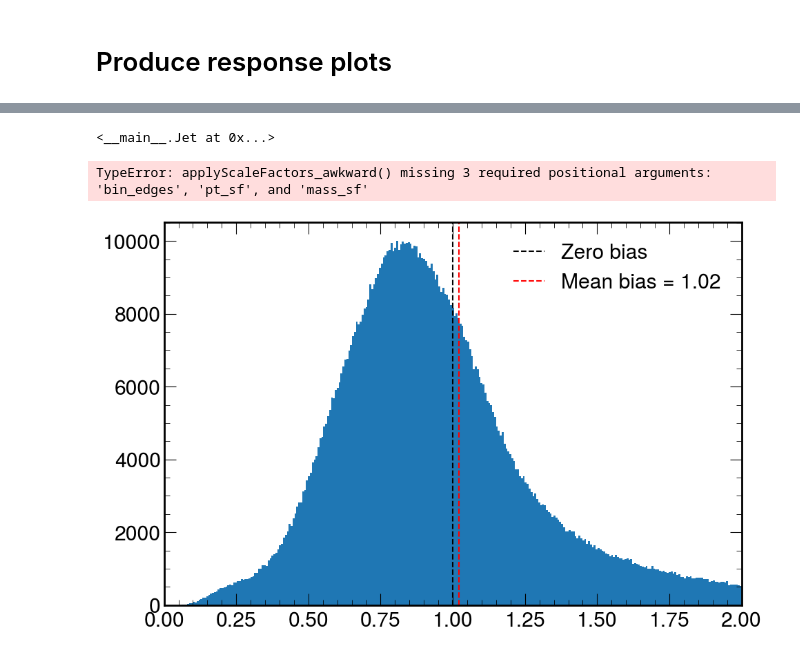
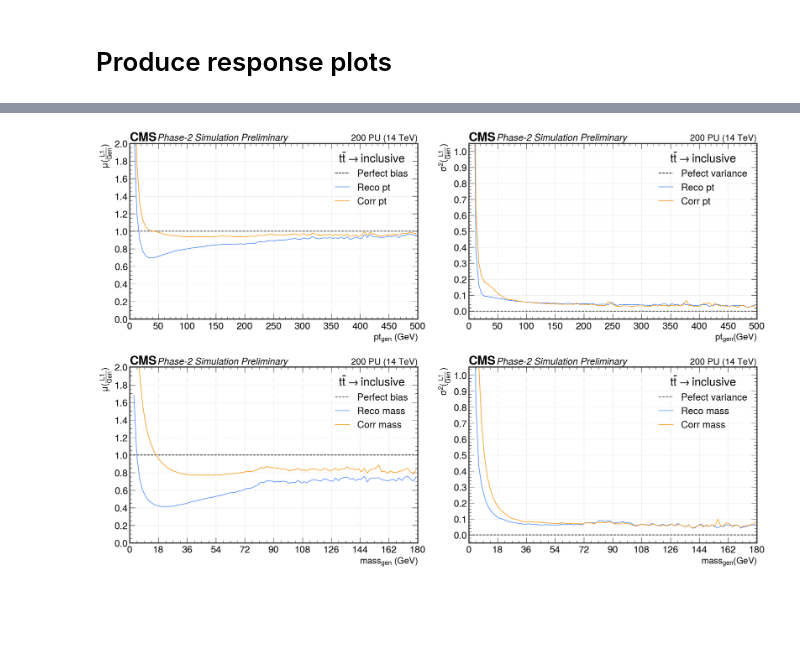
Before and after one commit to lrobertshaw/mass_corrections, a Jupyter notebook: corrections.ipynb, the cells around one changed output, grey strips where cells are left out. Cells and saved outputs as stored; diff of their text form; code cells hidden in the pictures; blank space fills up the shorter version.

```diff
--- a/corrections.ipynb
+++ b/corrections.ipynb
@@ -248,3 +240,5 @@ plotResp(ak.to_dataframe(arr))
 # %%
 tt_path = "./data/TT_PU200.root"
-tt = up.open(tt_path + ":outnano/Jets").arrays(filter_name=["event", "jet_pt", "jet_eta", "jet_mass"])
+tt = Jet(tt_path)
+corrs = Jet.apply_scale_factors(tt.data, pt_sfs, mass_sfs, edges)
+tt.data["pt_corr"], tt.data["mass_corr"] = corrs[0], corrs[1]
@@ -285,4 +247,0 @@ Total jets = 1633834
-# %%
-tt_jets
-# %% [output]
-<__main__.Jet at 0x...>
@@ -345,4 +247,0 @@ def applyScaleFactors_awkward(jets, bin_edges, pt_sf, mass_sf):
-# %%
-applyScaleFactors_awkward(tt, )
-# %% [output]
-TypeError: applyScaleFactors_awkward() missing 3 required positional arguments: 'bin_edges', 'pt_sf', and 'mass_sf'
@@ -353,13 +248,4 @@ mass_resp_corr = (pt_df.corr_mass+10.33) / pt_df.gen_mass
-# %%
-plt.figure(figsize=(10.8, 7.2))
-plt.hist(mass_resp, bins=301, range=[0,2])
-
-plt.axvline(1, color="black", linestyle="--", label="Zero bias")
-plt.axvline(np.mean(mass_resp), color="red", linestyle="--", label=f"Mean bias = {np.mean(mass_resp):.2f}")
-# plt.axvline(np.median(mass_resp), color="orange", linestyle="-.", label=f"Median bias = {np.mean(mass_resp):.2f}")
-
-plt.legend()
-plt.xlim([0,2])
-plt.show()
-# %% [output]
-[figure, removed]
+# %%
+plotResp(tt.data, sample=r"$t\bar{t} \rightarrow \text{inclusive}$")
+# %% [output]
+[figure, added]
```
Also changed, not shown: parts of 24 cells of this notebook.
